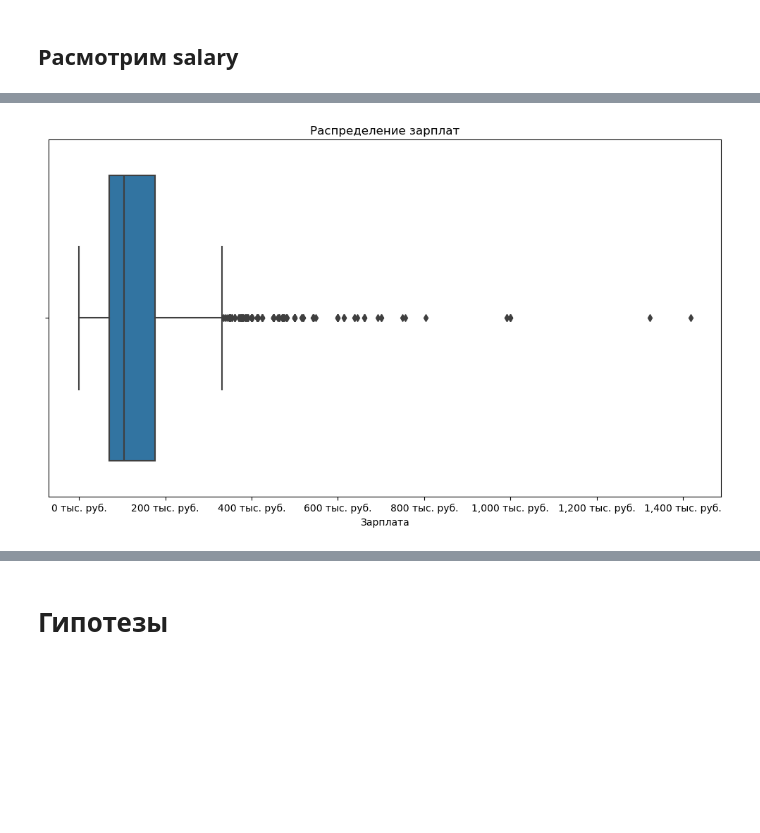
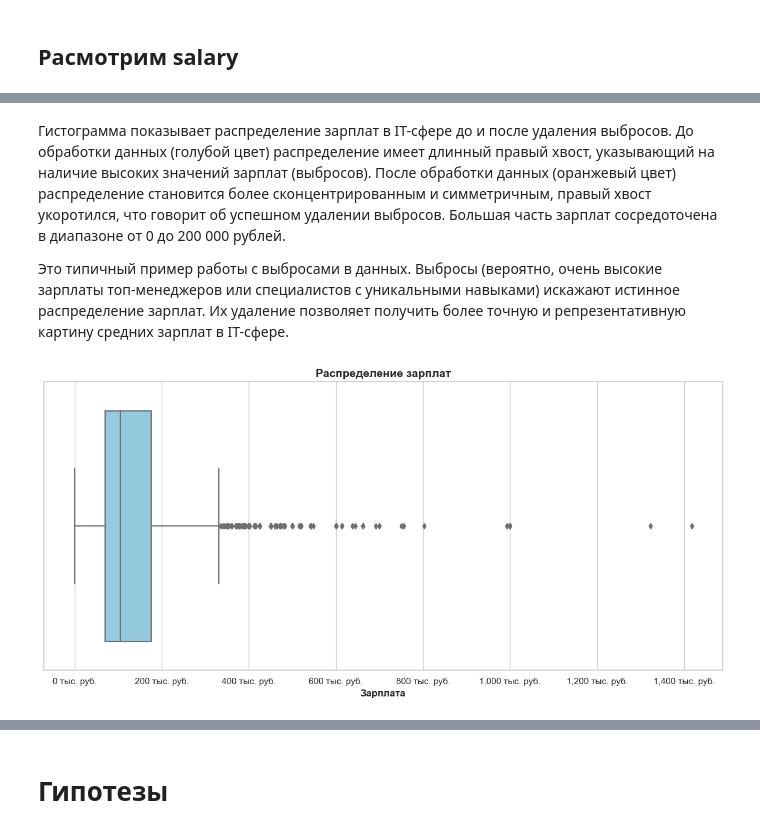
Before and after one commit to Komarov-Dmitry/Research_Work, a Jupyter notebook: nir.ipynb, the cells around one changed output, grey strips where cells are left out. Drawn from its saved outputs; the diff is of its cells as text; code cells hidden in the pictures; blank space fills up the shorter version.

Commit message:
improvement of graphs

```diff
--- a/nir.ipynb
+++ b/nir.ipynb
@@ -104,7 +109,7 @@ df = df.drop(['published_at', 'professional_roles', 'salary_from', 'salary_to'],
 currency_rates = {
     'USD': 94.5,    # Доллар США
     'KZT': 0.2,     # Казахстанский тенге
-    'BYR': 0.037,   # Белорусский рубль
+    'BYR': 32,   # Белорусский рубль
     'UZS': 0.0078,  # Узбекский сум
     'EUR': 103.2,   # Евро
     'KGS': 1.08,    # Киргизский сом
@@ -250,18 +338,25 @@ plot_percent(analysis_df, 'job', 'ТОП-10 Профессий', 'Професс
+# %% [markdown]
+Гистограмма показывает распределение зарплат в IT-сфере до и после удаления выбросов. До обработки данных (голубой цвет) распределение имеет длинный правый хвост, указывающий на наличие высоких значений зарплат (выбросов). После обработки данных (оранжевый цвет) распределение становится более сконцентрированным и симметричным, правый хвост укоротился, что говорит об успешном удалении выбросов. Большая часть зарплат сосредоточена в диапазоне от 0 до 200 000 рублей.
+
+Это типичный пример работы с выбросами в данных. Выбросы (вероятно, очень высокие зарплаты топ-менеджеров или специалистов с уникальными навыками) искажают истинное распределение зарплат. Их удаление позволяет получить более точную и репрезентативную картину средних зарплат в IT-сфере.
 # %%
-
-from matplotlib.ticker import FuncFormatter
+# Настроим стиль Seaborn
+sns.set(style="whitegrid")
 
 # Построение графика
-plt.figure(figsize=(10, 6))
-sns.boxplot(x=analysis_df['salary_rub'])
+plt.figure(figsize=(12, 6))  # Увеличим размер фигуры
+sns.boxplot(x=analysis_df['salary_rub'], color='skyblue')  # Добавим светлый цвет для бокса
 
 # Форматирование оси X
 formatter = FuncFormatter(lambda x, pos: f'{int(x / 1000):,} тыс. руб.')
 plt.gca().xaxis.set_major_formatter(formatter)
 
-plt.xlabel('Зарплата')
-plt.title('Распределение зарплат')
+# Настроим подписи осей и заголовок
+plt.xlabel('Зарплата', fontsize=12, weight='bold')
+plt.title('Распределение зарплат', fontsize=14, weight='bold')
+
+# Упорядочим макет и отобразим график
 plt.tight_layout()
 plt.show()
 # %% [output]
-[figure, old version]
+[figure, new version]
```
Also changed, not shown: parts of 57 cells of this notebook, 22 other files.
